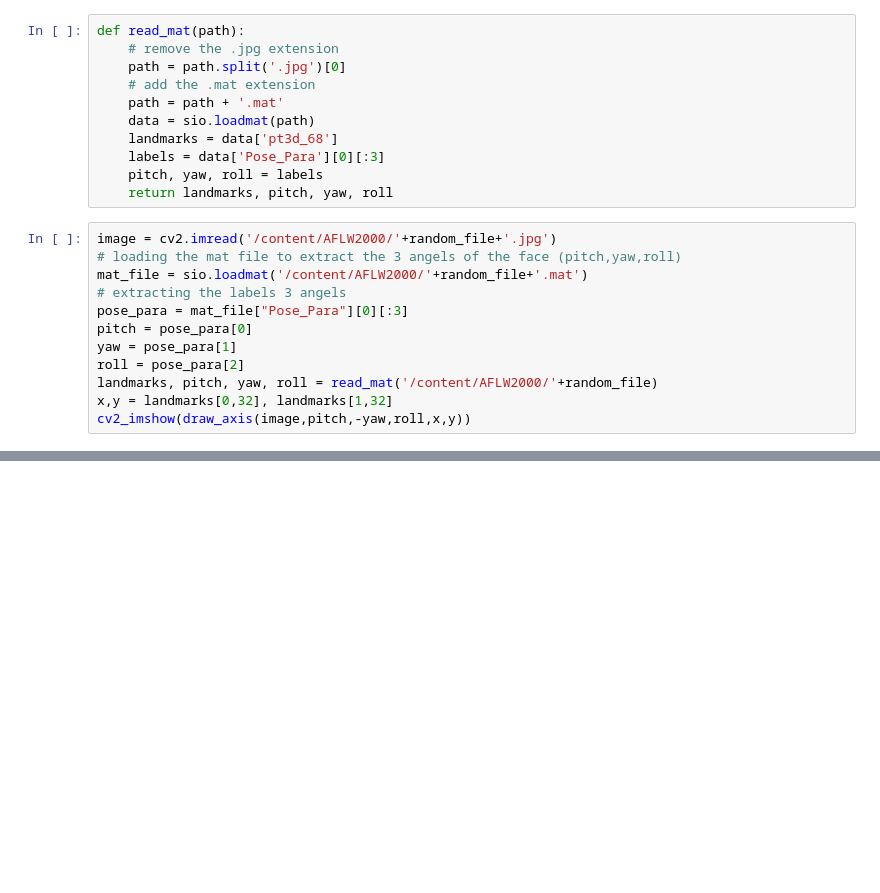
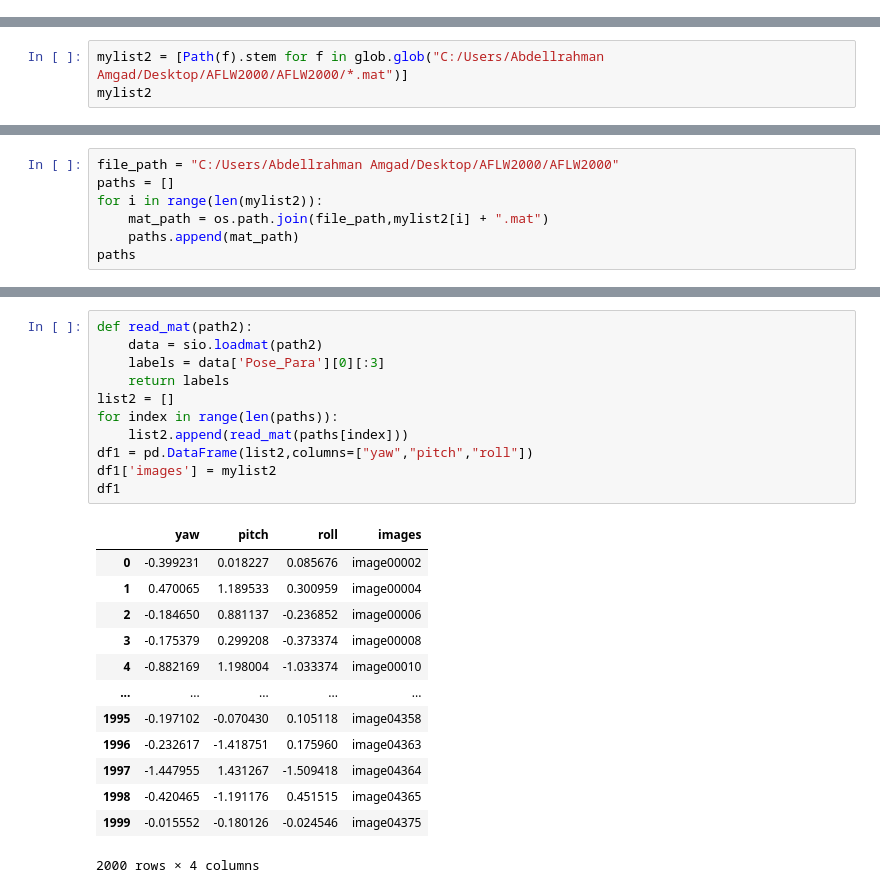
Before and after one commit to AbdellrahmanAmgad/Head_Pose_Estimator_Dlib, a Jupyter notebook: MediaPipe.ipynb, the cells around one changed output, grey strips where cells are left out. Saved outputs shown, nothing was run; the diff lists cells and outputs as text; blank space fills up the shorter version.

```diff
--- a/MediaPipe.ipynb
+++ b/MediaPipe.ipynb
@@ -95,23 +0,0 @@ with faceModule.FaceMesh(static_image_mode=True) as faces:
-# %%
-def read_mat(path):
-    # remove the .jpg extension
-    path = path.split('.jpg')[0]
-    # add the .mat extension
-    path = path + '.mat'
-    data = sio.loadmat(path)
-    landmarks = data['pt3d_68']
-    labels = data['Pose_Para'][0][:3]
-    pitch, yaw, roll = labels
-    return landmarks, pitch, yaw, roll
-# %%
-image = cv2.imread('/content/AFLW2000/'+random_file+'.jpg')
-# loading the mat file to extract the 3 angels of the face (pitch,yaw,roll)
-mat_file = sio.loadmat('/content/AFLW2000/'+random_file+'.mat')
-# extracting the labels 3 angels
-pose_para = mat_file["Pose_Para"][0][:3]
-pitch = pose_para[0]
-yaw = pose_para[1]
-roll = pose_para[2]
-landmarks, pitch, yaw, roll = read_mat('/content/AFLW2000/'+random_file)
-x,y = landmarks[0,32], landmarks[1,32]
-cv2_imshow(draw_axis(image,pitch,-yaw,roll,x,y))
@@ -321,0 +64,3 @@ def show_image_2(path,path2):
+# %%
+mylist2 = [Path(f).stem for f in glob.glob("C:/Users/Abdellrahman Amgad/Desktop/AFLW2000/AFLW2000/*.mat")]
+mylist2
@@ -321,0 +85,7 @@ def show_image_2(path,path2):
+# %%
+file_path = "C:/Users/Abdellrahman Amgad/Desktop/AFLW2000/AFLW2000"
+paths = []
+for i in range(len(mylist2)):
+    mat_path = os.path.join(file_path,mylist2[i] + ".mat")
+    paths.append(mat_path)
+paths
@@ -321,0 +110,25 @@ def show_image_2(path,path2):
+# %%
+def read_mat(path2):
+    data = sio.loadmat(path2)
+    labels = data['Pose_Para'][0][:3]
+    return labels
+list2 = []
+for index in range(len(paths)):
+    list2.append(read_mat(paths[index]))
+df1 = pd.DataFrame(list2,columns=["yaw","pitch","roll"])
+df1['images'] = mylist2
+df1
+# %% [output]
+|  | yaw | pitch | roll | images |
+| 0 | -0.399231 | 0.018227 | 0.085676 | image00002 |
+| 1 | 0.470065 | 1.189533 | 0.300959 | image00004 |
+| 2 | -0.184650 | 0.881137 | -0.236852 | image00006 |
+| 3 | -0.175379 | 0.299208 | -0.373374 | image00008 |
+| 4 | -0.882169 | 1.198004 | -1.033374 | image00010 |
+| ... | ... | ... | ... | ... |
+| 1995 | -0.197102 | -0.070430 | 0.105118 | image04358 |
+| 1996 | -0.232617 | -1.418751 | 0.175960 | image04363 |
+| 1997 | -1.447955 | 1.431267 | -1.509418 | image04364 |
+| 1998 | -0.420465 | -1.191176 | 0.451515 | image04365 |
+| 1999 | -0.015552 | -0.180126 | -0.024546 | image04375 |
+2000 rows × 4 columns
```
Also changed, not shown: parts of 42 cells of this notebook.
